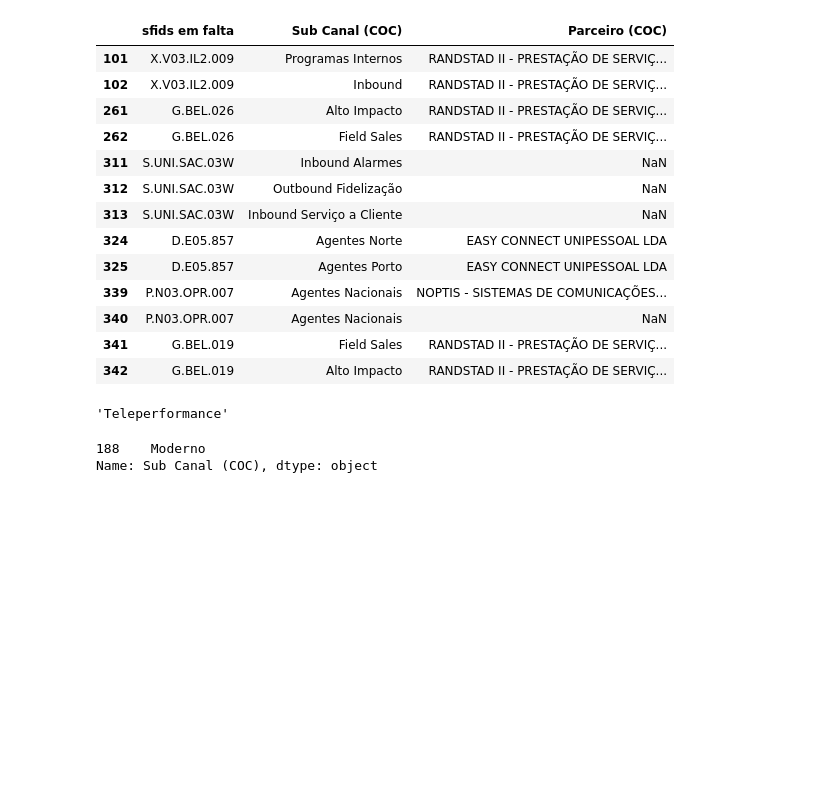
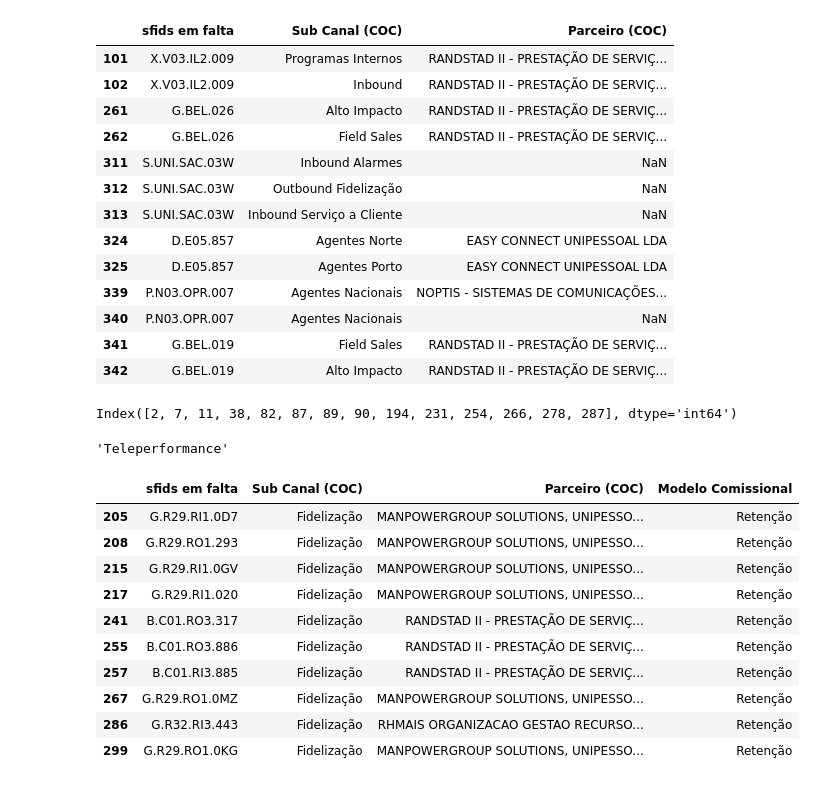
Before and after one commit to josepmatias/ONE, a Jupyter notebook: Untitled5.ipynb, the cells around one changed output. Cells and saved outputs as stored; diff of their text form; code cells hidden in the pictures; blank space fills up the shorter version.

```diff
--- a/Untitled5.ipynb
+++ b/Untitled5.ipynb
@@ -252,10 +252,10 @@ sfids com registos duplicados
 dici={"Fora Modelo Comissional": \
  {"Sub Canal (COC)": ["Inbound Serviço a Cliente", "Não Técnico", "MAIS", "Lojas Próprias", "Franchising", "Retenção", "Outbound Fidelização"]},\
  "TP":{"Sub Canal (COC)": "Outbound","Parceiro (COC)":"Teleperformance"}, "TP2":{"Sub Canal (COC)":"Outbound Teleperformance"}, \
- "Retenção": {"Sub Canal (COC)": ["Fidelização"], "sfids em falta": [".RI", ".RO"]}, \
- "ONE": {"Sub Canal (COC)": ["Outbound"], "Parceiro (COC)": ["!=Teleperformance"], "sfids em falta": [".UP"]}, \
- "INB&WEB": {"Sub Canal (COC)": ["Web"], "sfids em falta": [".IW", "!=L.F"]}, \
- "INB&WEB2":{"Sub Canal (COC)": ["Inbound"], "sfids em falta": [".IN"]}}
+ "Retenção": {"Sub Canal (COC)": "Fidelização", "sfids em falta": [".RI", ".RO"]}, \
+ "ONE": {"Sub Canal (COC)": "Outbound", "Parceiro (COC)": "Teleperformance", "sfids em falta": ".UP"}, \
+ "INB&WEB": {"Sub Canal (COC)": "Web", "sfids em falta": [".IW", "!=L.F"]}, \
+ "INB&WEB2":{"Sub Canal (COC)": "Inbound", "sfids em falta": ".IN"}}
 
 
 
@@ -279,6 +279,23 @@ for i, j in dici.items():
 
     indice=sfids_falta2[sfids_falta2[col1]==val1].index
     sfids_falta2.loc[indice, "Modelo Comissional"]="TP"
+
+  elif i=="Retenção":
+    col1, col2=dici[i].keys()
+    val1, val2=dici[i].values()
+
+    for k in val2:
+      indice=sfids_falta2[(sfids_falta2[col1]==val1) & (sfids_falta2[col2].str.find(k)!=-1)].index
+      sfids_falta2.loc[indice, "Modelo Comissional"]="Retenção"
+
+  elif i=="ONE":
+    col1, col2, col3=dici[i].keys()
+    val1, val2, val3=dici[i].values()
+
+    indice=sfids_falta2[(sfids_falta2[col1]==val1) & (sfids_falta2[col2]!=val2) & (sfids_falta2[col3].str.find(val3)!=-1)].index
+    sfids_falta2.loc[indice, "Modelo Comissional"]="ONE"
+# %% [output]
+Index([2, 7, 11, 38, 82, 87, 89, 90, 194, 231, 254, 266, 278, 287], dtype='int64')
 # %%
 #sfids_falta2[sfids_falta2["Sub Canal (COC)"].apply(lambda i: i=="Lojas Próprias")].count()
 
@@ -292,7 +309,18 @@ val2
 # %% [output]
 'Teleperformance'
 # %%
-sfids_falta2.loc[(sfids_falta2["Sub Canal (COC)"].isna()==False) & (sfids_falta2["Sub Canal (COC)"].str.startswith("M")), "Sub Canal (COC)"]
+#sfids_falta2.loc[(sfids_falta2["Sub Canal (COC)"].isna()==False) & (sfids_falta2["Sub Canal (COC)"].str.startswith("M")), "Sub Canal (COC)"]
+
+sfids_falta2[sfids_falta2["Modelo Comissional"]=="Retenção"]
 # %% [output]
-188    Moderno
-Name: Sub Canal (COC), dtype: object
+|  | sfids em falta | Sub Canal (COC) | Parceiro (COC) | Modelo Comissional |
+| 205 | G.R29.RI1.0D7 | Fidelização | MANPOWERGROUP SOLUTIONS, UNIPESSO... | Retenção |
+| 208 | G.R29.RO1.293 | Fidelização | MANPOWERGROUP SOLUTIONS, UNIPESSO... | Retenção |
+| 215 | G.R29.RI1.0GV | Fidelização | MANPOWERGROUP SOLUTIONS, UNIPESSO... | Retenção |
+| 217 | G.R29.RI1.020 | Fidelização | MANPOWERGROUP SOLUTIONS, UNIPESSO... | Retenção |
+| 241 | B.C01.RO3.317 | Fidelização | RANDSTAD II - PRESTAÇÃO DE SERVIÇ... | Retenção |
+| 255 | B.C01.RO3.886 | Fidelização | RANDSTAD II - PRESTAÇÃO DE SERVIÇ... | Retenção |
+| 257 | B.C01.RI3.885 | Fidelização | RANDSTAD II - PRESTAÇÃO DE SERVIÇ... | Retenção |
+| 267 | G.R29.RO1.0MZ | Fidelização | MANPOWERGROUP SOLUTIONS, UNIPESSO... | Retenção |
+| 286 | G.R32.RI3.443 | Fidelização | RHMAIS ORGANIZACAO GESTAO RECURSO... | Retenção |
+| 299 | G.R29.RO1.0KG | Fidelização | MANPOWERGROUP SOLUTIONS, UNIPESSO... | Retenção |
```
